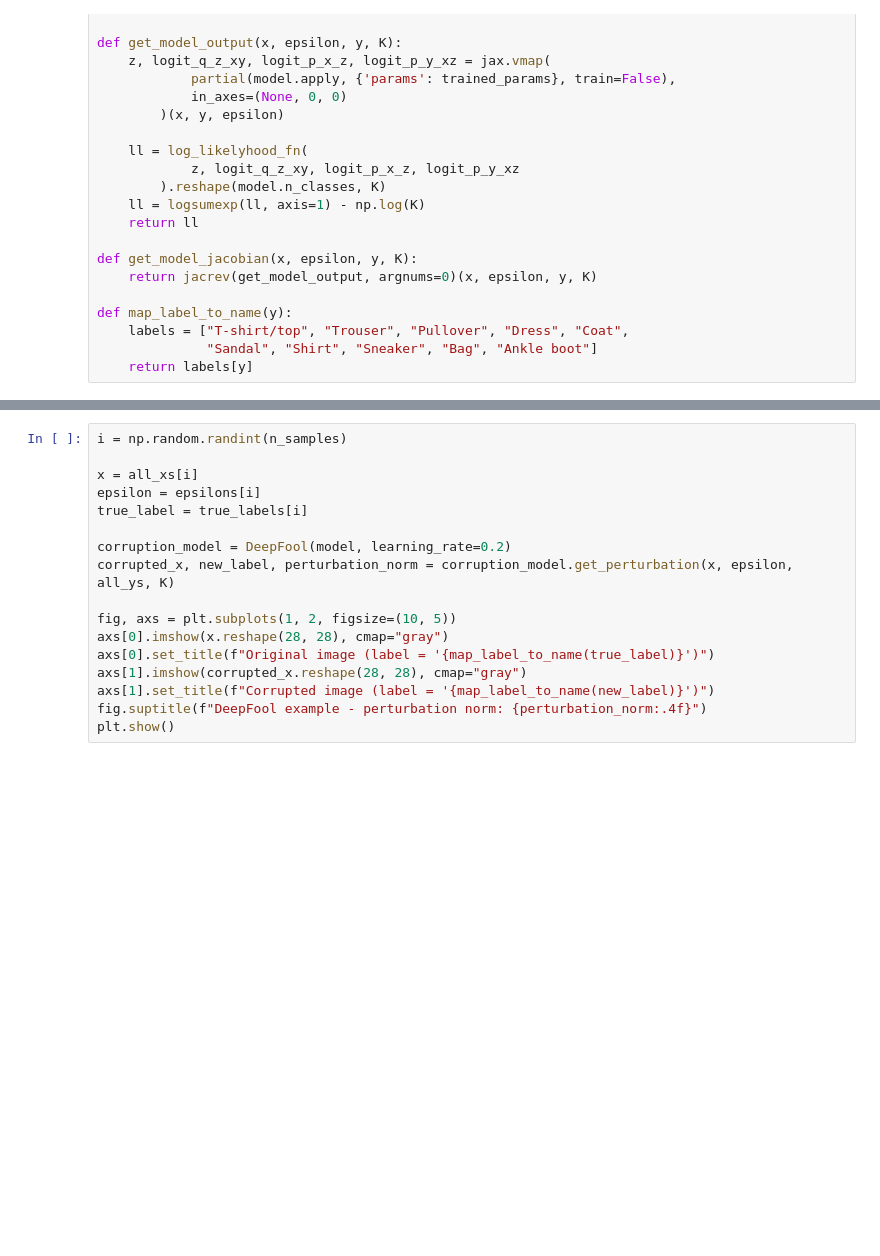
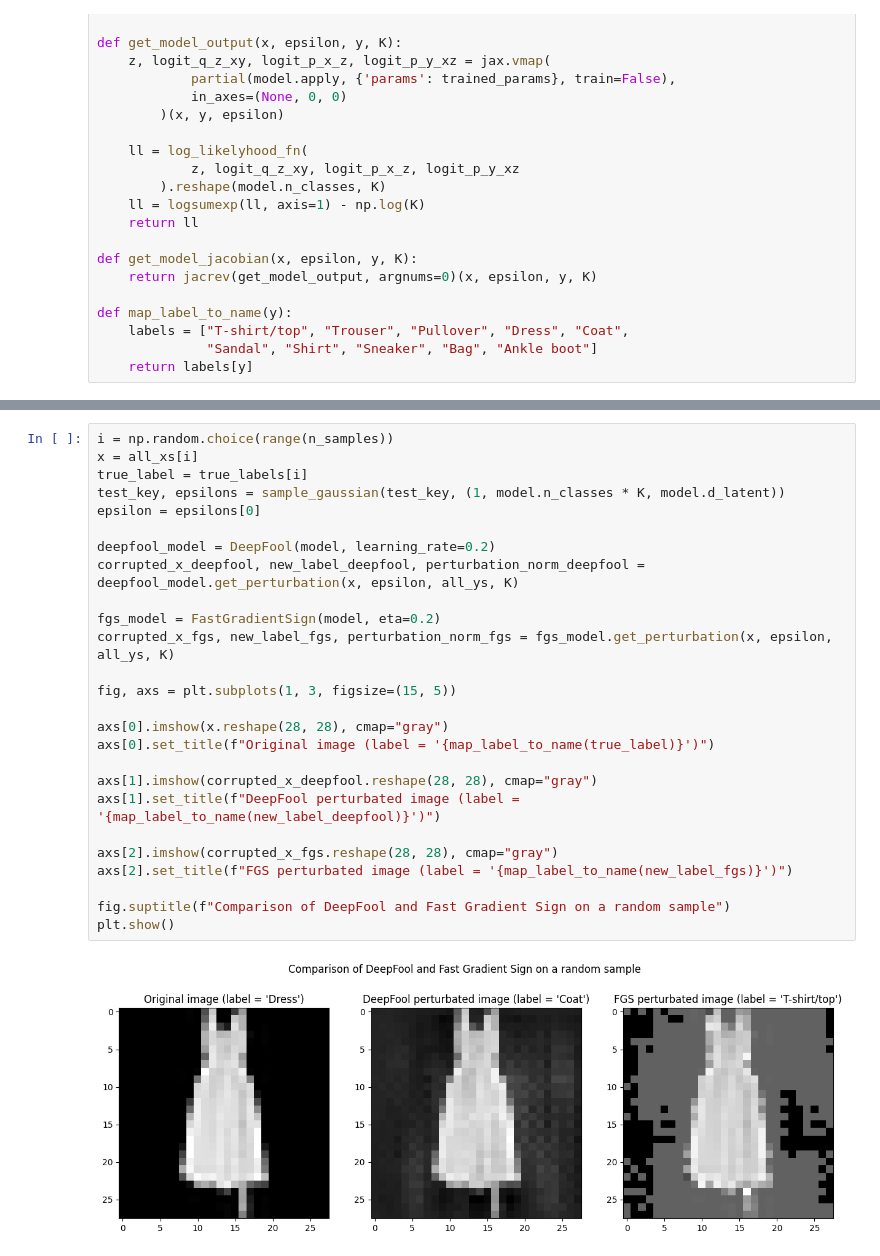
Before and after one commit to paulbarbier/adversarial-attacks-on-generative-classifiers, a Jupyter notebook: code/explore_models.ipynb, the cells around one changed output, grey strips where cells are left out. Saved outputs shown, nothing was run; the diff lists cells and outputs as text; blank space fills up the shorter version.

Commit message:
adding fast-gradient-sign algo

```diff
--- a/code/explore_models.ipynb
+++ b/code/explore_models.ipynb
@@ -151,17 +213,28 @@ KeyboardInterrupt:
 # %%
-i = np.random.randint(n_samples)
+i = np.random.choice(range(n_samples))
+x = all_xs[i]
+true_label = true_labels[i]
+test_key, epsilons = sample_gaussian(test_key, (1, model.n_classes * K, model.d_latent))
+epsilon = epsilons[0]
 
-x = all_xs[i]
-epsilon = epsilons[i]
-true_label = true_labels[i]
+deepfool_model = DeepFool(model, learning_rate=0.2)
+corrupted_x_deepfool, new_label_deepfool, perturbation_norm_deepfool = deepfool_model.get_perturbation(x, epsilon, all_ys, K)
 
-corruption_model = DeepFool(model, learning_rate=0.2)
-corrupted_x, new_label, perturbation_norm = corruption_model.get_perturbation(x, epsilon, all_ys, K)
+fgs_model = FastGradientSign(model, eta=0.2)
+corrupted_x_fgs, new_label_fgs, perturbation_norm_fgs = fgs_model.get_perturbation(x, epsilon, all_ys, K)
 
-fig, axs = plt.subplots(1, 2, figsize=(10, 5))
+fig, axs = plt.subplots(1, 3, figsize=(15, 5))
+
 axs[0].imshow(x.reshape(28, 28), cmap="gray")
 axs[0].set_title(f"Original image (label = '{map_label_to_name(true_label)}')")
-axs[1].imshow(corrupted_x.reshape(28, 28), cmap="gray")
-axs[1].set_title(f"Corrupted image (label = '{map_label_to_name(new_label)}')")
-fig.suptitle(f"DeepFool example - perturbation norm: {perturbation_norm:.4f}")
+
+axs[1].imshow(corrupted_x_deepfool.reshape(28, 28), cmap="gray")
+axs[1].set_title(f"DeepFool perturbated image (label = '{map_label_to_name(new_label_deepfool)}')")
+
+axs[2].imshow(corrupted_x_fgs.reshape(28, 28), cmap="gray")
+axs[2].set_title(f"FGS perturbated image (label = '{map_label_to_name(new_label_fgs)}')")
+
+fig.suptitle(f"Comparison of DeepFool and Fast Gradient Sign on a random sample")
 plt.show()
+# %% [output]
+[figure, added]
```
Also changed, not shown: parts of 5 cells of this notebook, 1 other file.
